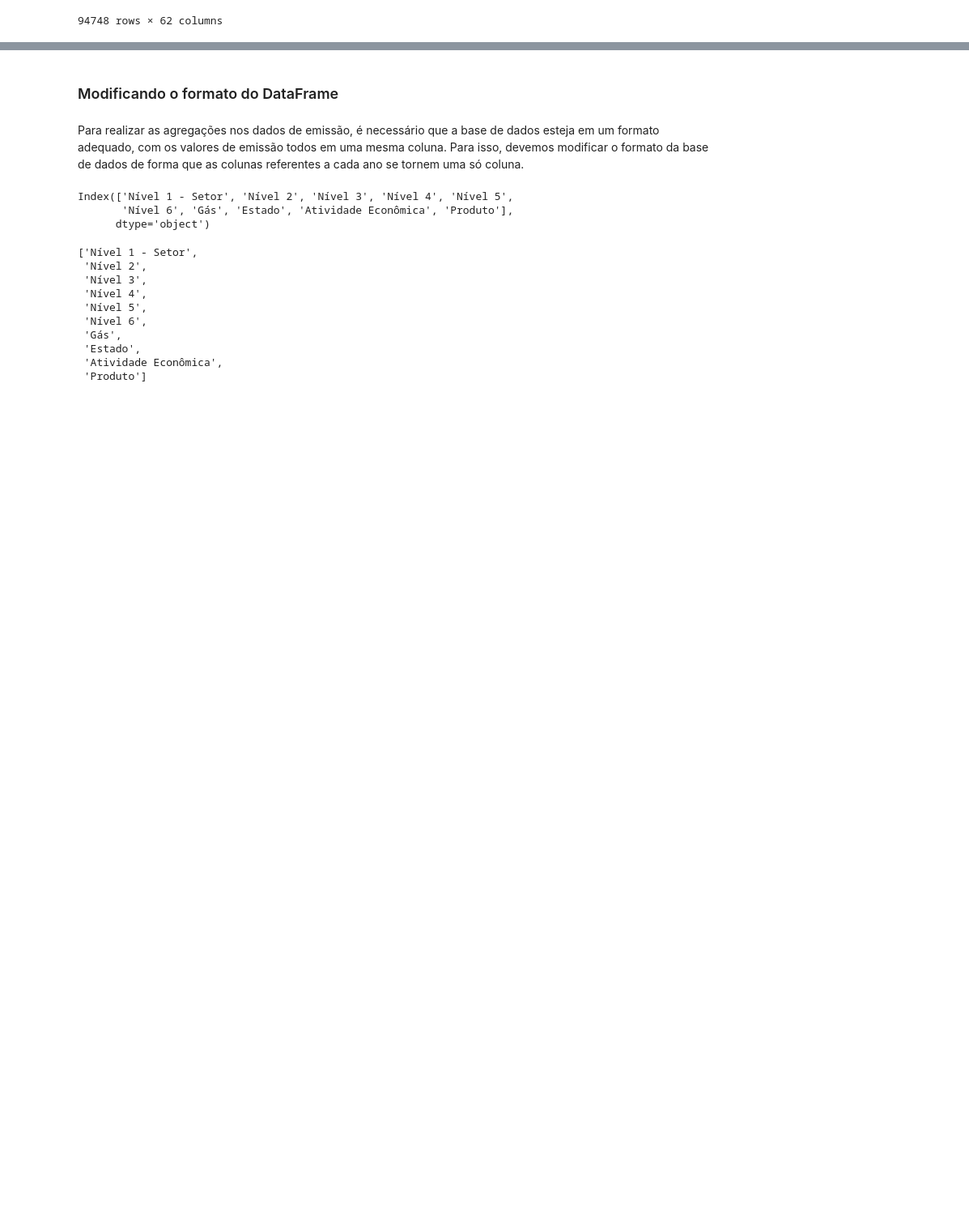
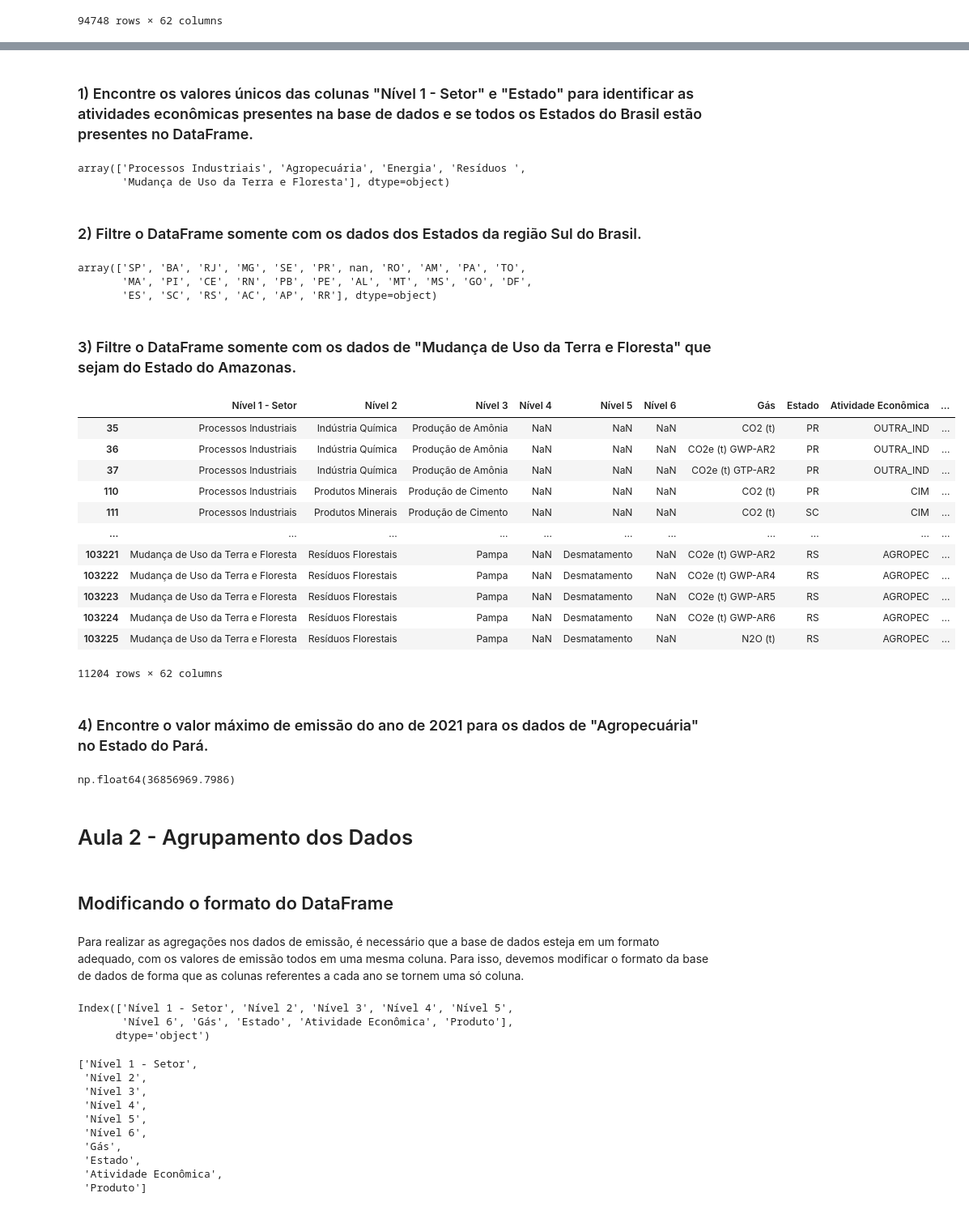
Before and after one commit to orlandojsjunior/Modelagem_de_Dados-entidades_atributos_relacionamentos, a Jupyter notebook: selecionando e agrupando dados.ipynb, the cells around one changed output, grey strips where cells are left out. Shown at 81% size. Saved outputs shown, nothing was run; the diff lists cells and outputs as text; code cells hidden in the pictures; blank space fills up the shorter version.

Commit message:
Desfio da aula 1 e organização das células do notebook

```diff
--- a/selecionando e agrupando dados.ipynb
+++ b/selecionando e agrupando dados.ipynb
@@ -199,5 +205,46 @@ emissoes_gases
+# %% [markdown]
+### 1) Encontre os valores únicos das colunas "Nível 1 - Setor" e "Estado" para identificar as atividades econômicas presentes na base de dados e se todos os Estados do Brasil estão presentes no DataFrame.
+# %%
+emissoes_gases['Nível 1 - Setor'].unique()
+# %% [output]
+array(['Processos Industriais', 'Agropecuária', 'Energia', 'Resíduos ',
+       'Mudança de Uso da Terra e Floresta'], dtype=object)
+# %% [markdown]
+### 2) Filtre o DataFrame somente com os dados dos Estados da região Sul do Brasil.
+# %%
+emissoes_gases['Estado'].unique()
+# %% [output]
+array(['SP', 'BA', 'RJ', 'MG', 'SE', 'PR', nan, 'RO', 'AM', 'PA', 'TO',
+       'MA', 'PI', 'CE', 'RN', 'PB', 'PE', 'AL', 'MT', 'MS', 'GO', 'DF',
+       'ES', 'SC', 'RS', 'AC', 'AP', 'RR'], dtype=object)
+# %% [markdown]
+### 3) Filtre o DataFrame somente com os dados de "Mudança de Uso da Terra e Floresta" que sejam do Estado do Amazonas.
+# %%
+emissoes_gases[emissoes_gases['Estado'].isin(['PR', 'RS', 'SC'])]
+# %% [output]
+|  | Nível 1 - Setor | Nível 2 | Nível 3 | Nível 4 | Nível 5 | Nível 6 | Gás | Estado | Atividade Econômica | ... |
+| 35 | Processos Industriais | Indústria Química | Produção de Amônia | NaN | NaN | NaN | CO2 (t) | PR | OUTRA_IND | ... |
+| 36 | Processos Industriais | Indústria Química | Produção de Amônia | NaN | NaN | NaN | CO2e (t) GWP-AR2 | PR | OUTRA_IND | ... |
+| 37 | Processos Industriais | Indústria Química | Produção de Amônia | NaN | NaN | NaN | CO2e (t) GTP-AR2 | PR | OUTRA_IND | ... |
+| 110 | Processos Industriais | Produtos Minerais | Produção de Cimento | NaN | NaN | NaN | CO2 (t) | PR | CIM | ... |
+| 111 | Processos Industriais | Produtos Minerais | Produção de Cimento | NaN | NaN | NaN | CO2 (t) | SC | CIM | ... |
+| ... | ... | ... | ... | ... | ... | ... | ... | ... | ... | ... |
+| 103221 | Mudança de Uso da Terra e Floresta | Resíduos Florestais | Pampa | NaN | Desmatamento | NaN | CO2e (t) GWP-AR2 | RS | AGROPEC | ... |
+| 103222 | Mudança de Uso da Terra e Floresta | Resíduos Florestais | Pampa | NaN | Desmatamento | NaN | CO2e (t) GWP-AR4 | RS | AGROPEC | ... |
+| 103223 | Mudança de Uso da Terra e Floresta | Resíduos Florestais | Pampa | NaN | Desmatamento | NaN | CO2e (t) GWP-AR5 | RS | AGROPEC | ... |
+| 103224 | Mudança de Uso da Terra e Floresta | Resíduos Florestais | Pampa | NaN | Desmatamento | NaN | CO2e (t) GWP-AR6 | RS | AGROPEC | ... |
+| 103225 | Mudança de Uso da Terra e Floresta | Resíduos Florestais | Pampa | NaN | Desmatamento | NaN | N2O (t) | RS | AGROPEC | ... |
+11204 rows × 62 columns
+# %% [markdown]
+### 4) Encontre o valor máximo de emissão do ano de 2021 para os dados de "Agropecuária" no Estado do Pará.
+# %%
+emissoes_gases.loc[(emissoes_gases['Nível 1 - Setor'] == 'Agropecuária') & (emissoes_gases['Estado'] == 'PA'), 2021].max()
+# %% [output]
+np.float64(36856969.7986)
+# %% [markdown]
+# Aula 2 - Agrupamento dos Dados
 # %% [markdown]
-### Modificando o formato do DataFrame
+## Modificando o formato do DataFrame
 # %% [markdown]
 Para realizar as agregações nos dados de emissão, é necessário que a base de dados esteja em um formato adequado, com os valores de emissão todos em uma mesma coluna. Para isso, devemos modificar o formato da base de dados de forma que as colunas referentes a cada ano se tornem uma só coluna.
 # %%
```
Also changed, not shown: parts of 4 cells of this notebook.
